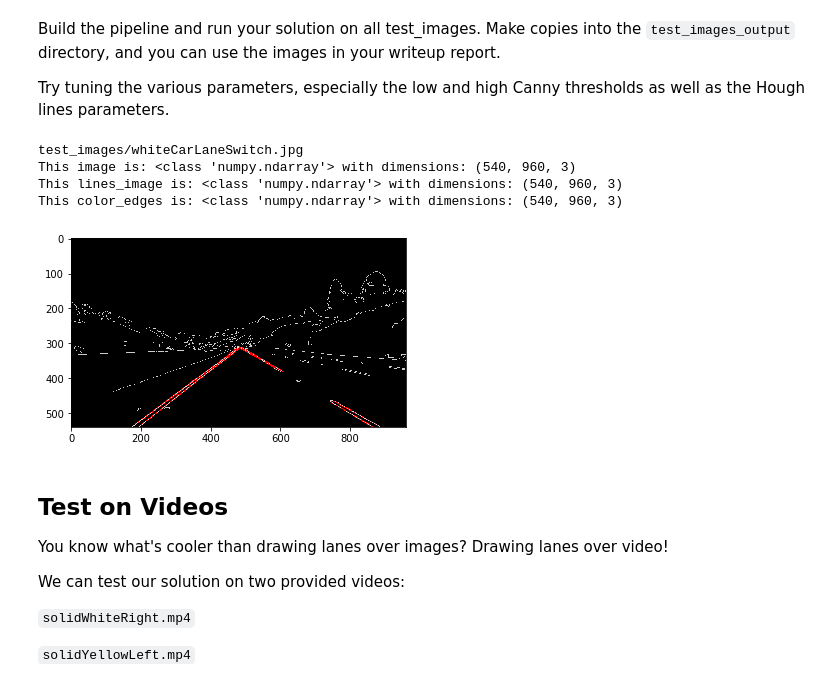
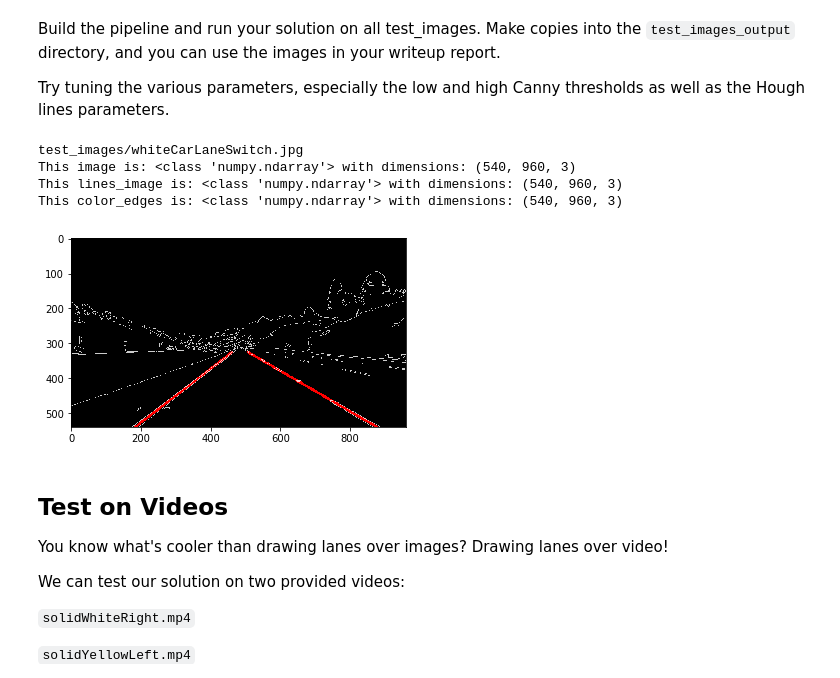
Before and after one commit to zhifangh/CarND-LaneLines-P1-master, a Jupyter notebook: P1.ipynb, the cells around one changed output. Cells and saved outputs as stored; diff of their text form; code cells hidden in the pictures.

```diff
--- a/P1.ipynb
+++ b/P1.ipynb
@@ -278,7 +335,7 @@ def FindLane(imgFileName) :
 
     # Step2
     # Define a kernel size for Gaussian smoothing / blurring
-    kernel_size = 5
+    kernel_size = 3
     imageBlur = gaussian_blur(imageGray, kernel_size)
 
     plt.imshow(imageBlur, cmap='gray')
@@ -307,40 +364,47 @@ def FindLane(imgFileName) :
 
     # Step5
     # Define the Hough transform parameters
-    rho = 1
-    theta = np.pi/180
-    threshold = 15
-    min_line_len = 40
-    max_line_gap = 20
+
+#     rho = 1
+#     theta = np.pi/180
+#     threshold = 15
+#     min_line_len = 40
+#     max_line_gap = 20
+
+    rho = 2
+    theta = (np.pi/180)
+    threshold = 50
+    min_line_len = 100
+    max_line_gap = 200
 
 #     lines_image = hough_lines(edges, rho, theta, threshold, min_line_len, max_line_gap)
     lines_image = hough_lines(masked_edges, rho, theta, threshold, min_line_len, max_line_gap)
 
     plt.imshow(lines_image)
 
 #     return
 
     # Step6
     # Create a "color" binary image to combine with line image
     color_edges = np.dstack((edges, edges, edges))
     print('This lines_image is:', type(lines_image), 'with dimensions:', lines_image.shape)
     print('This color_edges is:', type(color_edges), 'with dimensions:', color_edges.shape)
 
     combo = weighted_img(lines_image,color_edges)
 #     combo = weighted_img(lines_image, imageSrc)
     plt.imshow(combo)
 
 
 for index, itrImg in enumerate(images):
 #     print(itrImg)
     if (index == 1) :
         FindLane("test_images/" + itrImg)
 # %% [output]
 test_images/whiteCarLaneSwitch.jpg
 This image is: <class 'numpy.ndarray'> with dimensions: (540, 960, 3)
 This lines_image is: <class 'numpy.ndarray'> with dimensions: (540, 960, 3)
 This color_edges is: <class 'numpy.ndarray'> with dimensions: (540, 960, 3)
-[figure, old version]
+[figure, new version]
 # %% [markdown]
 ## Test on Videos
 
```
Also changed, not shown: parts of 6 cells of this notebook, 4 other files.
